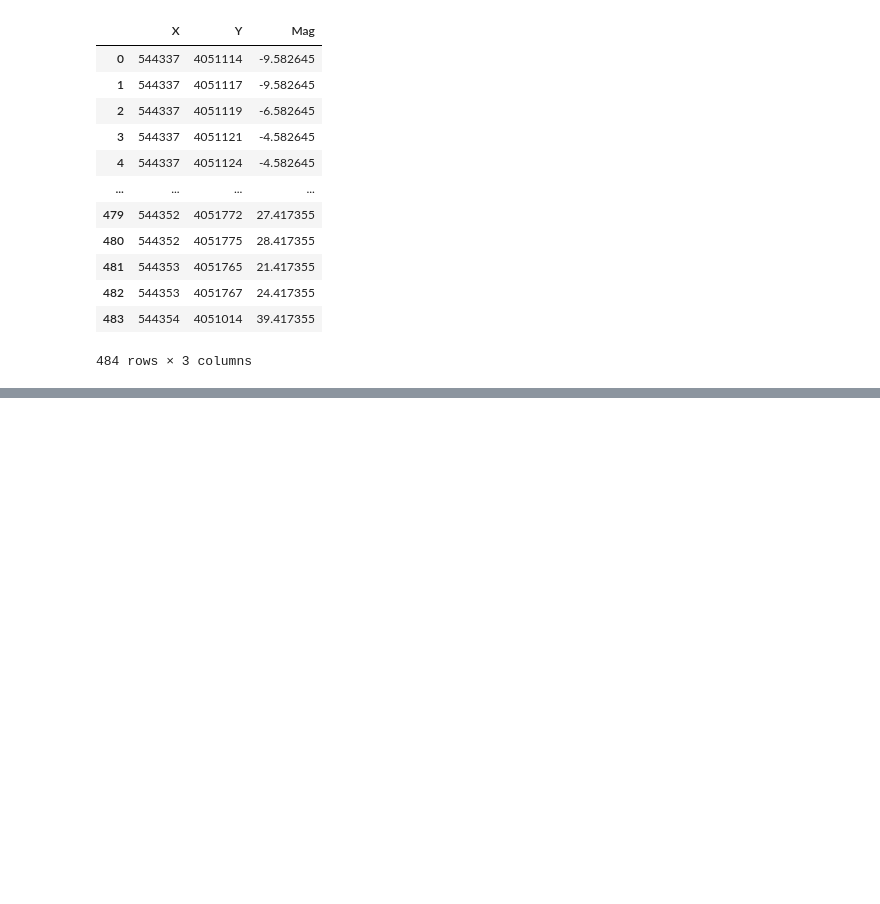
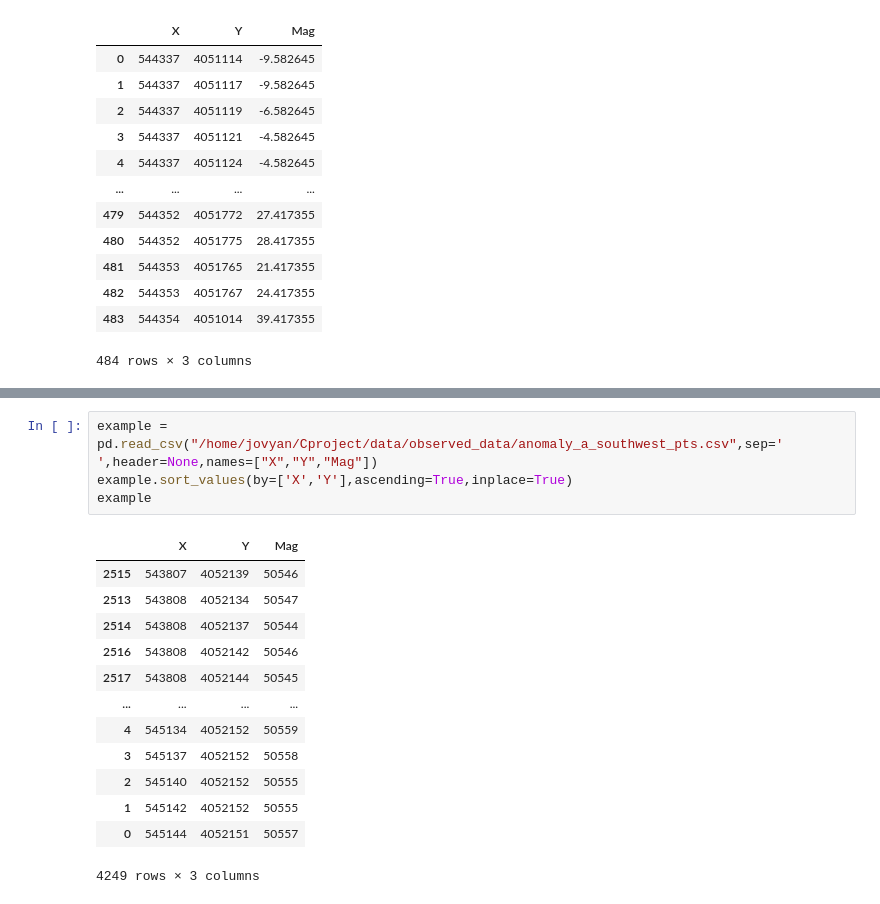
Before and after one commit to rva2526/Cproject, a Jupyter notebook: src/python/check_test_dir_results.ipynb, the cells around one changed output, grey strips where cells are left out. Saved outputs shown, nothing was run; the diff lists cells and outputs as text; blank space fills up the shorter version.

```diff
--- a/src/python/check_test_dir_results.ipynb
+++ b/src/python/check_test_dir_results.ipynb
@@ -46,3 +46,21 @@ plt.scatter(plouf_result.Y,plouf_result.Calc_mag,s=2)
+# %%
+example = pd.read_csv("/home/jovyan/Cproject/data/observed_data/anomaly_a_southwest_pts.csv",sep=' ',header=None,names=["X","Y","Mag"])
+example.sort_values(by=['X','Y'],ascending=True,inplace=True)
+example
+# %% [output]
+|  | X | Y | Mag |
+| 2515 | 543807 | 4052139 | 50546 |
+| 2513 | 543808 | 4052134 | 50547 |
+| 2514 | 543808 | 4052137 | 50544 |
+| 2516 | 543808 | 4052142 | 50546 |
+| 2517 | 543808 | 4052144 | 50545 |
+| ... | ... | ... | ... |
+| 4 | 545134 | 4052152 | 50559 |
+| 3 | 545137 | 4052152 | 50558 |
+| 2 | 545140 | 4052152 | 50555 |
+| 1 | 545142 | 4052152 | 50555 |
+| 0 | 545144 | 4052151 | 50557 |
+4249 rows × 3 columns
 # %%
 example['Mag'] -= example.Mag.mean()
 example
```
Also changed, not shown: parts of 4 cells of this notebook, 6 other files.
